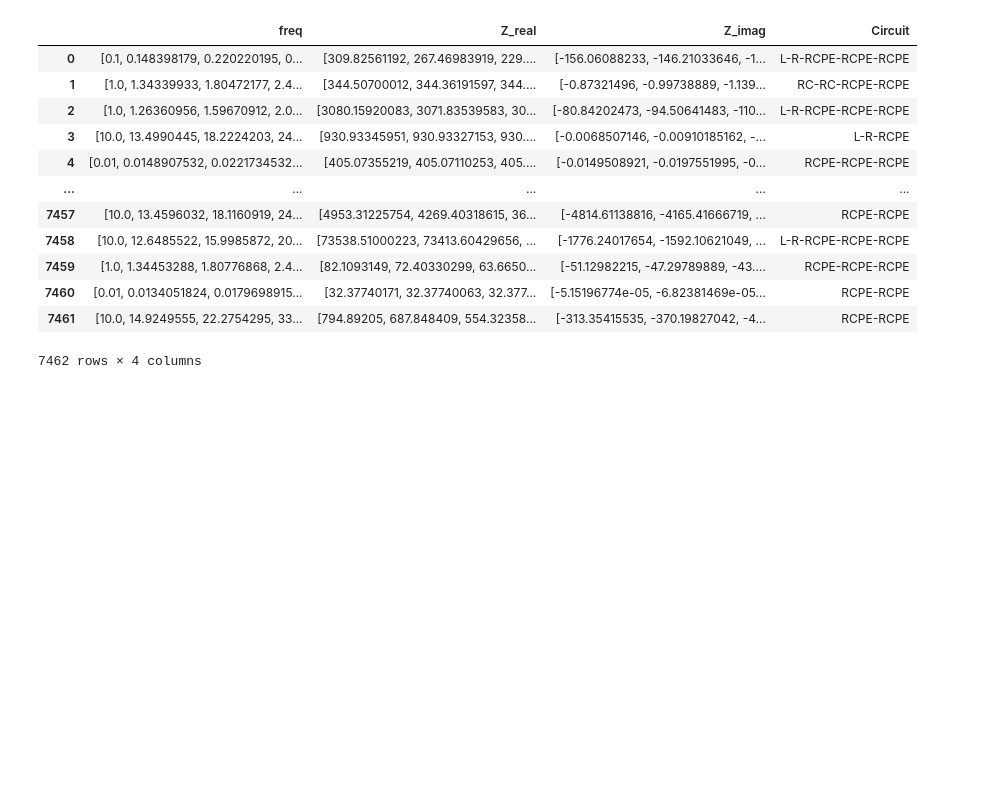
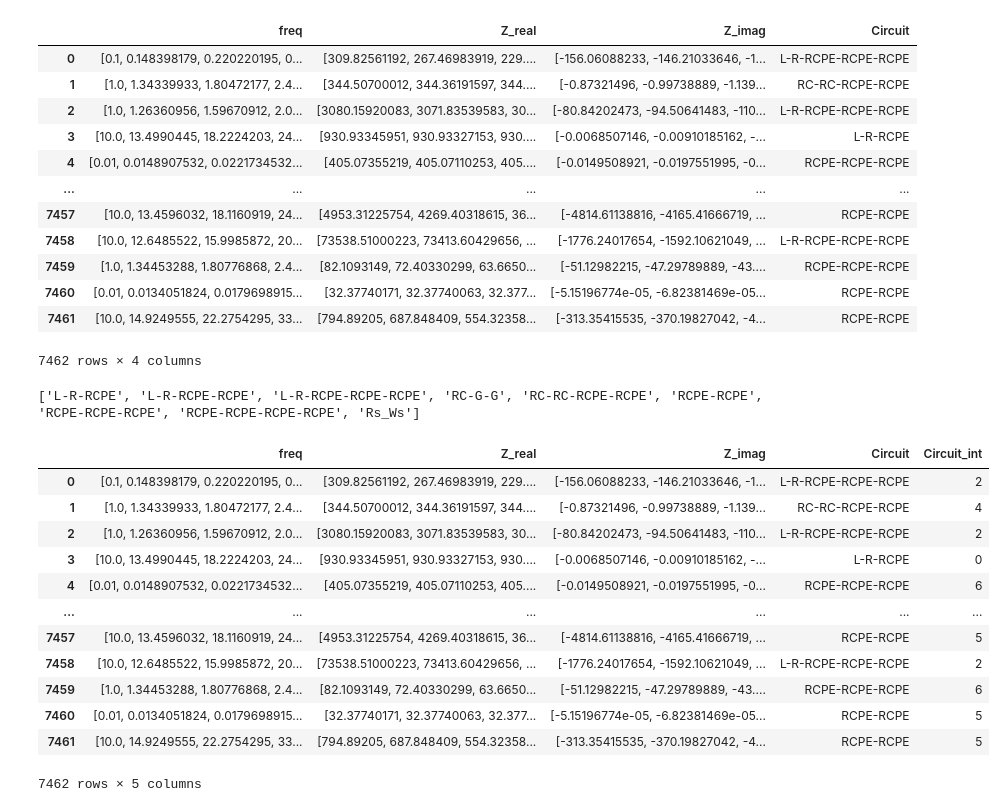
Before and after one commit to atgauravjain/BatteryDEV-QS-EIS-Challenge-Template-Public, a Jupyter notebook: test_gaurav/Test1.ipynb, the cells around one changed output. Drawn from its saved outputs; the diff is of its cells as text; code cells hidden in the pictures; blank space fills up the shorter version.

```diff
--- a/test_gaurav/Test1.ipynb
+++ b/test_gaurav/Test1.ipynb
@@ -61,3 +65,29 @@ sample2
 | 7460 | [0.01, 0.0134051824, 0.0179698915... | [32.37740171, 32.37740063, 32.377... | [-5.15196774e-05, -6.82381469e-05... | RCPE-RCPE |
 | 7461 | [10.0, 14.9249555, 22.2754295, 33... | [794.89205, 687.848409, 554.32358... | [-313.35415535, -370.19827042, -4... | RCPE-RCPE |
 7462 rows × 4 columns
+# %%
+# Encode string labels to integers
+
+le = preprocessing.LabelEncoder()
+le.fit(sample2.Circuit)
+print(list(le.classes_))
+le.transform(sample2.Circuit)
+sample2['Circuit_int']=""
+Circuit_int = le.transform(sample2.Circuit)
+sample2.Circuit_int = Circuit_int
+sample2
+# %% [output]
+['L-R-RCPE', 'L-R-RCPE-RCPE', 'L-R-RCPE-RCPE-RCPE', 'RC-G-G', 'RC-RC-RCPE-RCPE', 'RCPE-RCPE', 'RCPE-RCPE-RCPE', 'RCPE-RCPE-RCPE-RCPE', 'Rs_Ws']
+|  | freq | Z_real | Z_imag | Circuit | Circuit_int |
+| 0 | [0.1, 0.148398179, 0.220220195, 0... | [309.82561192, 267.46983919, 229.... | [-156.06088233, -146.21033646, -1... | L-R-RCPE-RCPE-RCPE | 2 |
+| 1 | [1.0, 1.34339933, 1.80472177, 2.4... | [344.50700012, 344.36191597, 344.... | [-0.87321496, -0.99738889, -1.139... | RC-RC-RCPE-RCPE | 4 |
+| 2 | [1.0, 1.26360956, 1.59670912, 2.0... | [3080.15920083, 3071.83539583, 30... | [-80.84202473, -94.50641483, -110... | L-R-RCPE-RCPE-RCPE | 2 |
+| 3 | [10.0, 13.4990445, 18.2224203, 24... | [930.93345951, 930.93327153, 930.... | [-0.0068507146, -0.00910185162, -... | L-R-RCPE | 0 |
+| 4 | [0.01, 0.0148907532, 0.0221734532... | [405.07355219, 405.07110253, 405.... | [-0.0149508921, -0.0197551995, -0... | RCPE-RCPE-RCPE | 6 |
+| ... | ... | ... | ... | ... | ... |
+| 7457 | [10.0, 13.4596032, 18.1160919, 24... | [4953.31225754, 4269.40318615, 36... | [-4814.61138816, -4165.41666719, ... | RCPE-RCPE | 5 |
+| 7458 | [10.0, 12.6485522, 15.9985872, 20... | [73538.51000223, 73413.60429656, ... | [-1776.24017654, -1592.10621049, ... | L-R-RCPE-RCPE-RCPE | 2 |
+| 7459 | [1.0, 1.34453288, 1.80776868, 2.4... | [82.1093149, 72.40330299, 63.6650... | [-51.12982215, -47.29789889, -43.... | RCPE-RCPE-RCPE | 6 |
+| 7460 | [0.01, 0.0134051824, 0.0179698915... | [32.37740171, 32.37740063, 32.377... | [-5.15196774e-05, -6.82381469e-05... | RCPE-RCPE | 5 |
+| 7461 | [10.0, 14.9249555, 22.2754295, 33... | [794.89205, 687.848409, 554.32358... | [-313.35415535, -370.19827042, -4... | RCPE-RCPE | 5 |
+7462 rows × 5 columns
```
Also changed, not shown: parts of 3 cells of this notebook.
